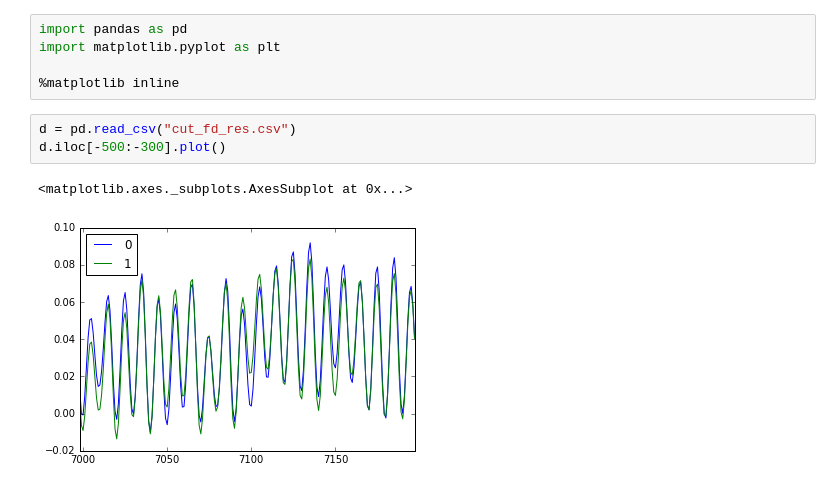
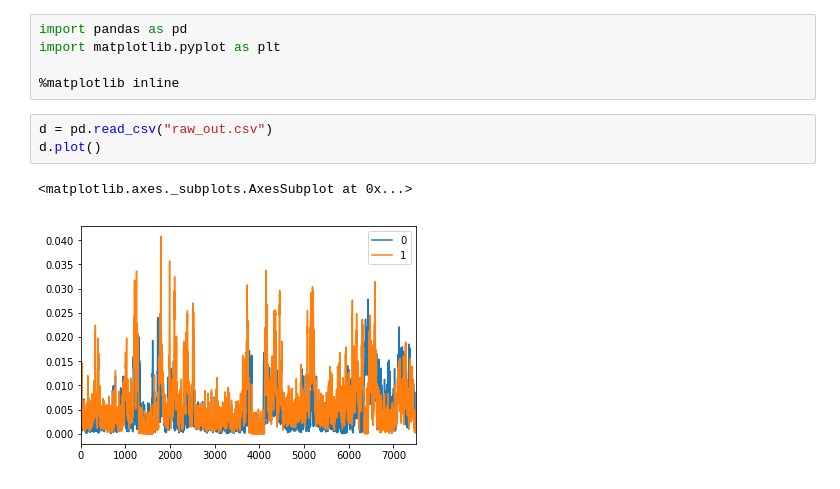
Before and after one commit to zubekj/pixel_tracking, a Jupyter notebook: data_analysis.ipynb, the cells around one changed output. Drawn from its saved outputs; the diff is of its cells as text.

```diff
--- a/data_analysis.ipynb
+++ b/data_analysis.ipynb
@@ -4,8 +4,8 @@ import matplotlib.pyplot as plt
 
 %matplotlib inline
 # %%
-d = pd.read_csv("cut_fd_res.csv")
-d.iloc[-500:-300].plot()
+d = pd.read_csv("raw_out.csv")
+d.plot()
 # %% [output]
 <matplotlib.axes._subplots.AxesSubplot at 0x...>
-[figure, old version]
+[figure, new version]
```
Also changed, not shown: parts of 1 cell of this notebook, 1 other file.
